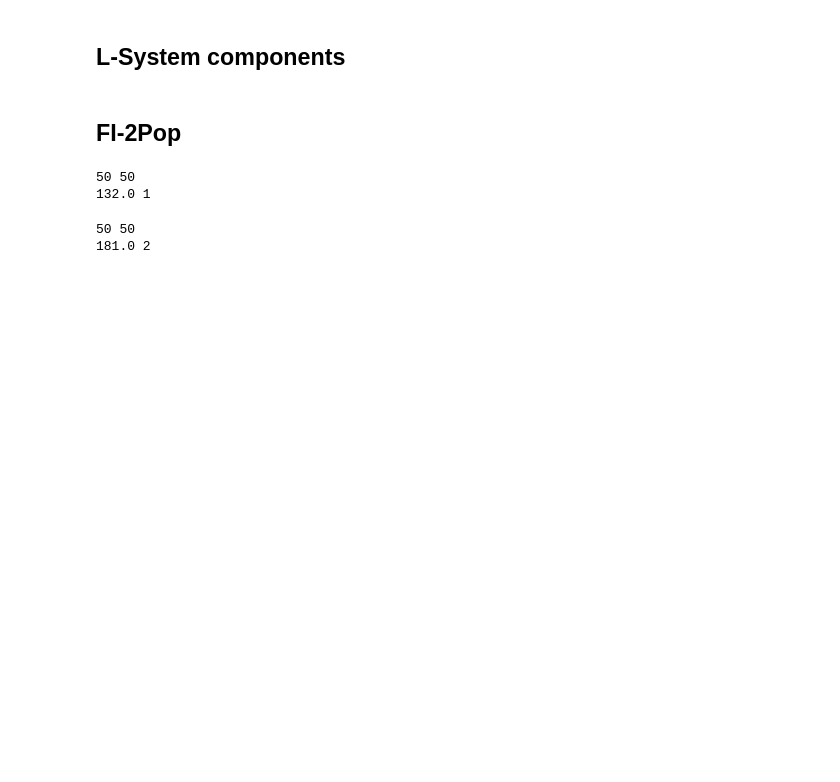
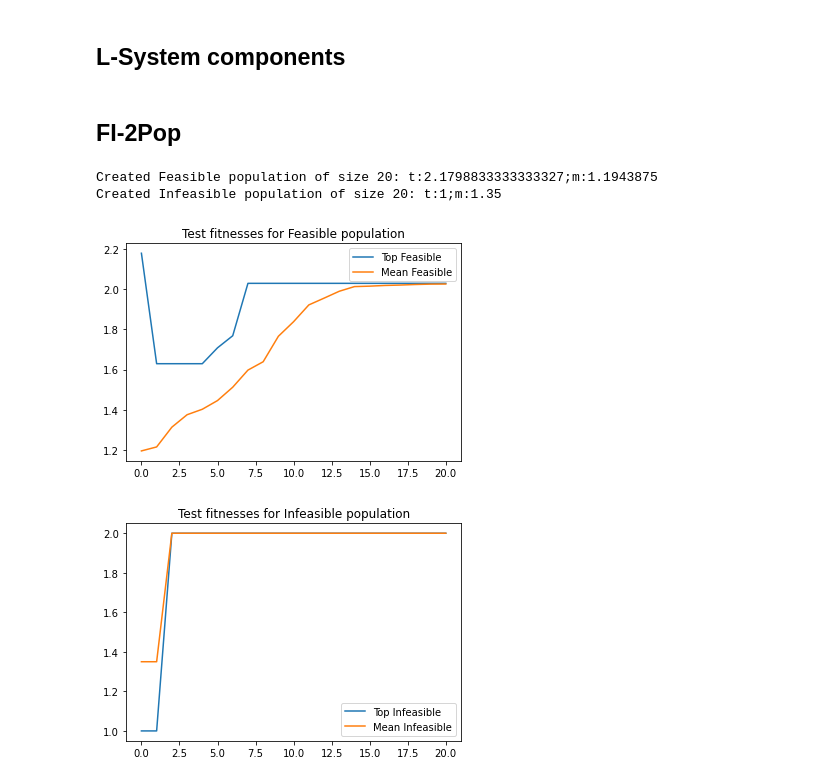
Before and after one commit to arayabrain/space-engineers-ai-spaceship-generator, a Jupyter notebook: l-system/fi2pop-demo.ipynb, the cells around one changed output. Drawn from its saved outputs; the diff is of its cells as text; code cells hidden in the pictures; blank space fills up the shorter version.

```diff
--- a/l-system/fi2pop-demo.ipynb
+++ b/l-system/fi2pop-demo.ipynb
@@ -345,24 +167,27 @@ def if2pop(f_pop: List[str],
-# %%
-f_pop, i_pop, i_fitnesses = generate_initial_populations(lsystem=lsystem)
-f_fitnesses = [compute_fitness(a) for a in f_pop]
-
-print(len(f_pop), len(i_pop))
-print(max(f_fitnesses), min(i_fitnesses))
-# %% [output]
-50 50
-132.0 1
-# %%
-if2pop(f_pop=f_pop,
-       i_pop=i_pop,
-       f_fitnesses=f_fitnesses,
-       i_fitnesses=i_fitnesses,
-       n_iter=2)
-
-print(len(f_pop), len(i_pop))
-print(max(f_fitnesses), min(i_fitnesses))
-# %% [output]
-50 50
-181.0 2
+# %%
+from pcgsepy.evo.fitness import box_filling_fitness
+from pcgsepy.fi2pop.fi2pop import FI2PopSolver
+from pcgsepy.config import N_GENS
+
+fitnesses = [box_filling_fitness]
+
+solver = FI2PopSolver(feasible_fitnesses=fitnesses,
+                      lsystem=lsystem)
+
+f_pop, i_pop, f_fitnesses, i_fitnesses = solver.initialize()
+
+f_pop, i_pop, f_fitnesses, i_fitnesses = solver.fi2pop(f_pop=f_pop,
+                                                       i_pop=i_pop,
+                                                       f_fitnesses=f_fitnesses,
+                                                       i_fitnesses=i_fitnesses,
+                                                       n_iter=N_GENS)
+
+solver.plot_trackings(title='Test fitnesses')
+# %% [output]
+Created Feasible population of size 20: t:2.1798833333333327;m:1.1943875
+Created Infeasible population of size 20: t:1;m:1.35
+[figure, added]
+[figure, added]
 # %%
 from pcgsepy.lsystem.structure_maker import LLStructureMaker
 from pcgsepy.common.vecs import Orientation
```
Also changed, not shown: parts of 15 cells of this notebook, 9 other files.
